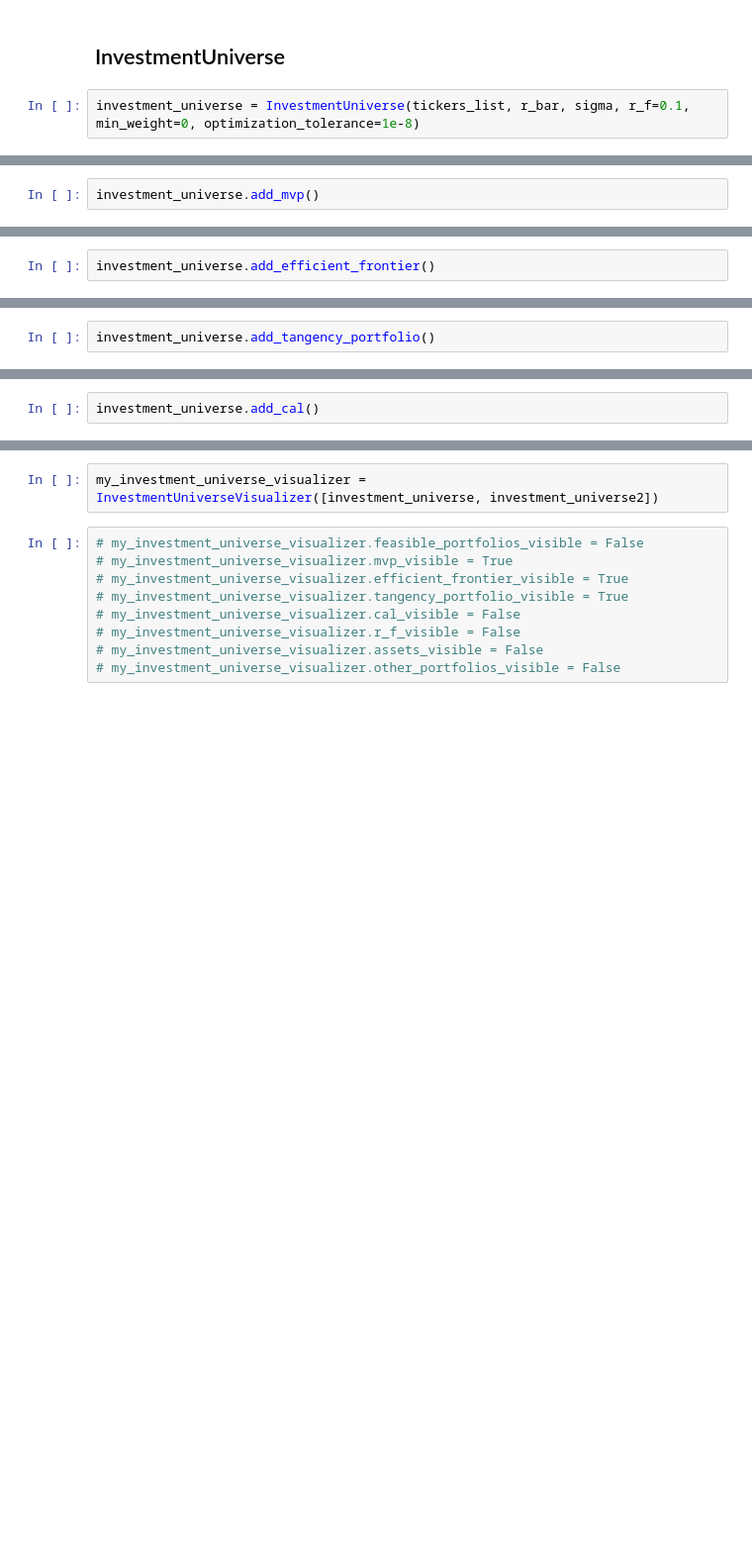
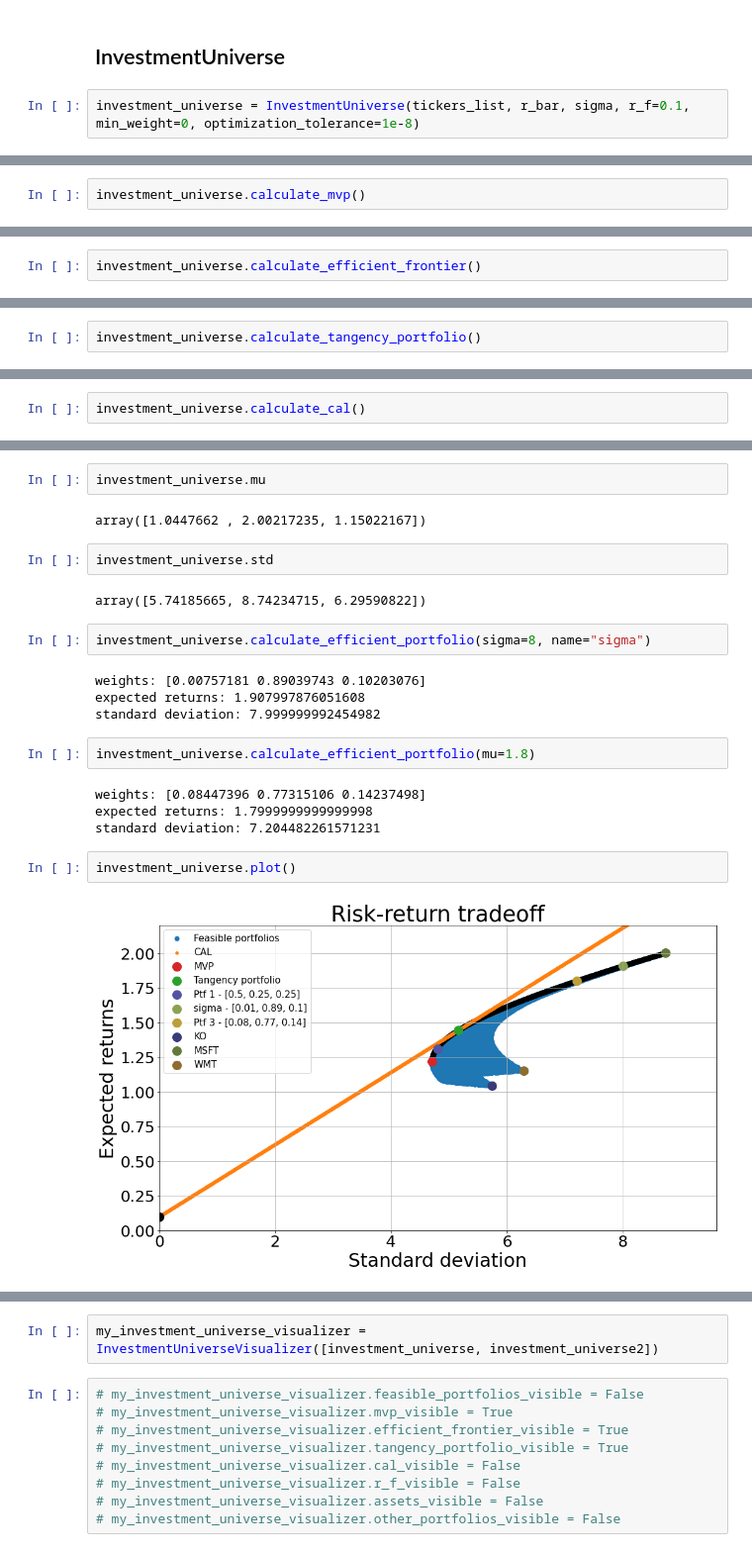
Before and after one commit to pamun/pyvest, a Jupyter notebook: examples/finance_library_investment_universe_tests.ipynb, the cells around one changed output, grey strips where cells are left out. Shown at 99% size. Saved outputs shown, nothing was run; the diff lists cells and outputs as text; blank space fills up the shorter version.

```diff
--- a/examples/finance_library_investment_universe_tests.ipynb
+++ b/examples/finance_library_investment_universe_tests.ipynb
@@ -41,2 +92,2 @@ investment_universe.add_feasible_portfolios(nb_portfolios=20000)
 # %%
-investment_universe.add_mvp()
+investment_universe.calculate_mvp()
@@ -43,2 +98,2 @@ investment_universe.add_mvp()
 # %%
-investment_universe.add_efficient_frontier()
+investment_universe.calculate_efficient_frontier()
@@ -45,2 +118,2 @@ investment_universe.add_efficient_frontier()
 # %%
-investment_universe.add_tangency_portfolio()
+investment_universe.calculate_tangency_portfolio()
@@ -47,2 +124,2 @@ investment_universe.add_tangency_portfolio()
 # %%
-investment_universe.add_cal()
+investment_universe.calculate_cal()
@@ -48,0 +150,24 @@ investment_universe.add_cal()
+# %%
+investment_universe.mu
+# %% [output]
+array([1.0447662 , 2.00217235, 1.15022167])
+# %%
+investment_universe.std
+# %% [output]
+array([5.74185665, 8.74234715, 6.29590822])
+# %%
+investment_universe.calculate_efficient_portfolio(sigma=8, name="sigma")
+# %% [output]
+weights: [0.00757181 0.89039743 0.10203076]
+expected returns: 1.907997876051608
+standard deviation: 7.999999992454982
+# %%
+investment_universe.calculate_efficient_portfolio(mu=1.8)
+# %% [output]
+weights: [0.08447396 0.77315106 0.14237498]
+expected returns: 1.7999999999999998
+standard deviation: 7.204482261571231
+# %%
+investment_universe.plot()
+# %% [output]
+[figure, added]
```
Also changed, not shown: parts of 30 cells of this notebook, 2 other files.
